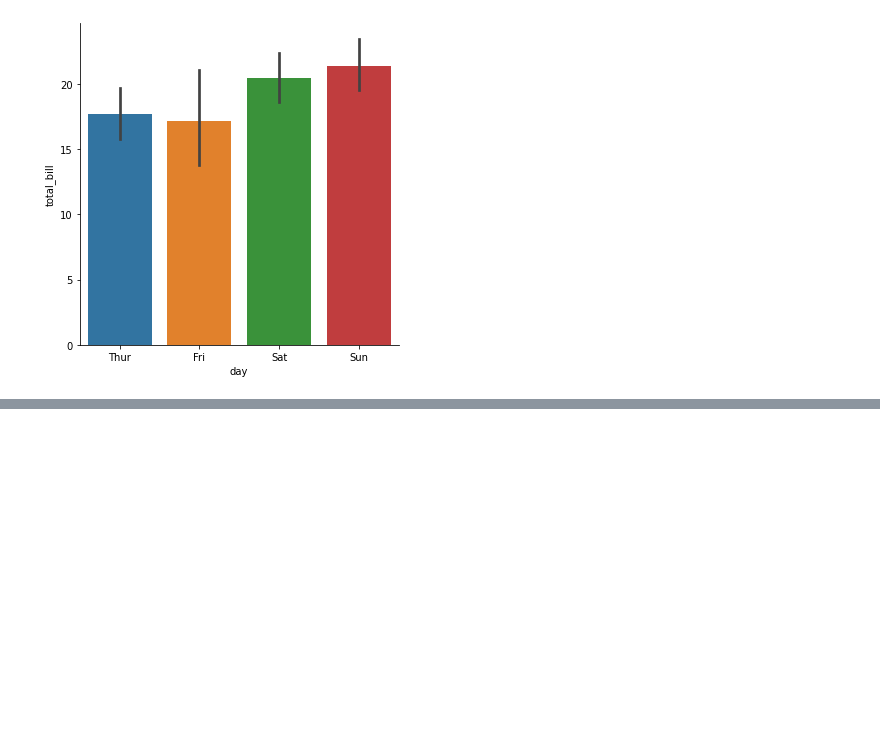
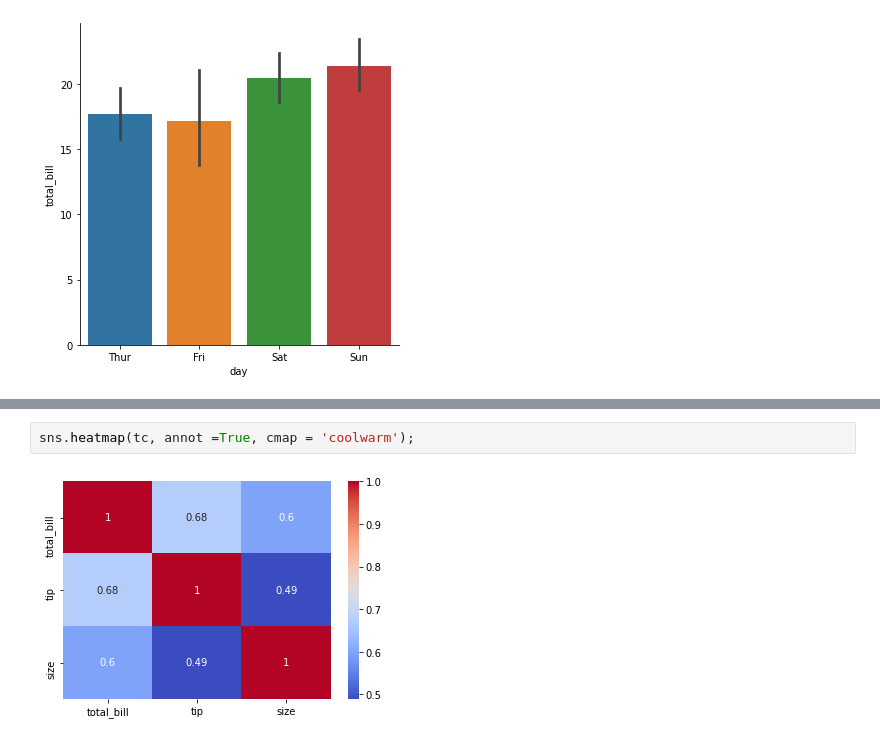
Before and after one commit to GKPSingh/M2D18, a Jupyter notebook: Learning SeaBorn.ipynb, the cells around one changed output, grey strips where cells are left out. Saved outputs shown, nothing was run; the diff lists cells and outputs as text; blank space fills up the shorter version.

```diff
--- a/Learning SeaBorn.ipynb
+++ b/Learning SeaBorn.ipynb
@@ -148,0 +182,4 @@ sns.factorplot(x = 'day', y= 'total_bill', data = tips, kind = 'bar');
+# %%
+sns.heatmap(tc, annot =True, cmap = 'coolwarm');
+# %% [output]
+[figure, added]
```
Also changed, not shown: parts of 14 cells of this notebook.
